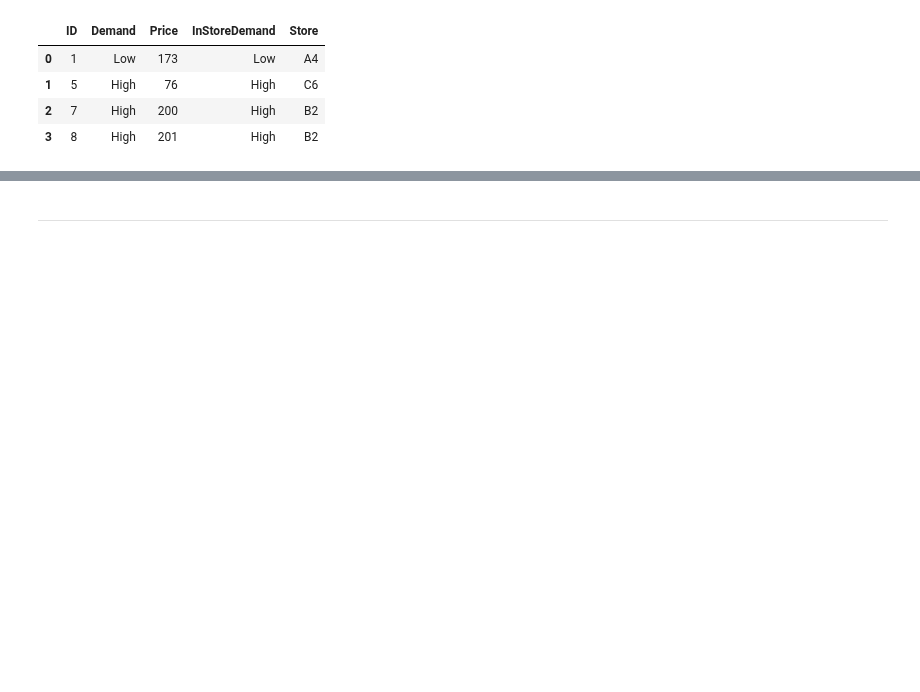
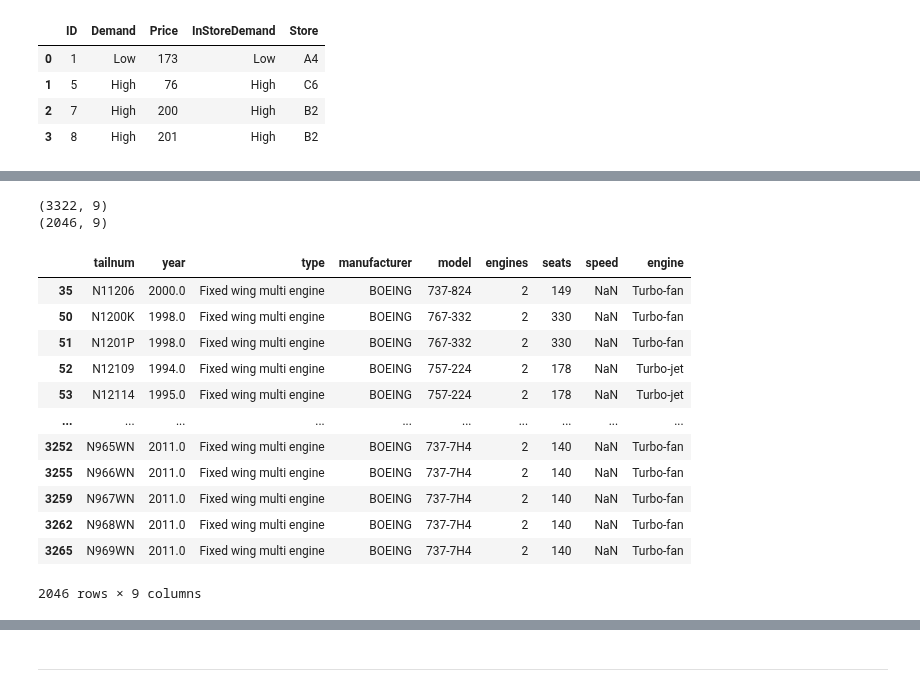
Before and after one commit to datakolektiv/dss03python2023, a Jupyter notebook: session07/dss03_py_session07.ipynb, the cells around one changed output, grey strips where cells are left out. Drawn from its saved outputs; the diff is of its cells as text; code cells hidden in the pictures; blank space fills up the shorter version.

```diff
--- a/session07/dss03_py_session07.ipynb
+++ b/session07/dss03_py_session07.ipynb
@@ -551,0 +622,6 @@ df_result
+# %%
+print(flights.shape)
+flights25 = flights[['tailnum', 'distance']]\
+    .loc[flights['distance'] > flights['distance'].quantile(.75)]
+print(flights25.shape)
+flights25
@@ -551,0 +644,22 @@ df_result
+# %%
+# - semi-join: planes to the left, flights25 to the right
+print(planes.shape)
+planes25 = planes[planes['tailnum'].isin(flights25['tailnum'])]
+print(planes25.shape)
+planes25
+# %% [output]
+(3322, 9)
+(2046, 9)
+|  | tailnum | year | type | manufacturer | model | engines | seats | speed | engine |
+| 35 | N11206 | 2000.0 | Fixed wing multi engine | BOEING | 737-824 | 2 | 149 | NaN | Turbo-fan |
+| 50 | N1200K | 1998.0 | Fixed wing multi engine | BOEING | 767-332 | 2 | 330 | NaN | Turbo-fan |
+| 51 | N1201P | 1998.0 | Fixed wing multi engine | BOEING | 767-332 | 2 | 330 | NaN | Turbo-fan |
+| 52 | N12109 | 1994.0 | Fixed wing multi engine | BOEING | 757-224 | 2 | 178 | NaN | Turbo-jet |
+| 53 | N12114 | 1995.0 | Fixed wing multi engine | BOEING | 757-224 | 2 | 178 | NaN | Turbo-jet |
+| ... | ... | ... | ... | ... | ... | ... | ... | ... | ... |
+| 3252 | N965WN | 2011.0 | Fixed wing multi engine | BOEING | 737-7H4 | 2 | 140 | NaN | Turbo-fan |
+| 3255 | N966WN | 2011.0 | Fixed wing multi engine | BOEING | 737-7H4 | 2 | 140 | NaN | Turbo-fan |
+| 3259 | N967WN | 2011.0 | Fixed wing multi engine | BOEING | 737-7H4 | 2 | 140 | NaN | Turbo-fan |
+| 3262 | N968WN | 2011.0 | Fixed wing multi engine | BOEING | 737-7H4 | 2 | 140 | NaN | Turbo-fan |
+| 3265 | N969WN | 2011.0 | Fixed wing multi engine | BOEING | 737-7H4 | 2 | 140 | NaN | Turbo-fan |
+2046 rows × 9 columns
```
Also changed, not shown: parts of 27 cells of this notebook, 1 other file.
